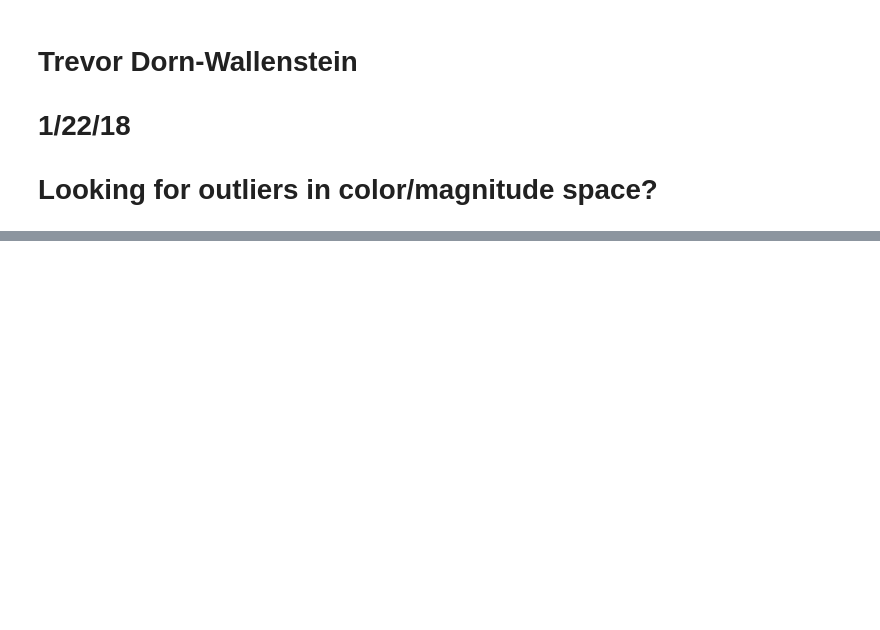
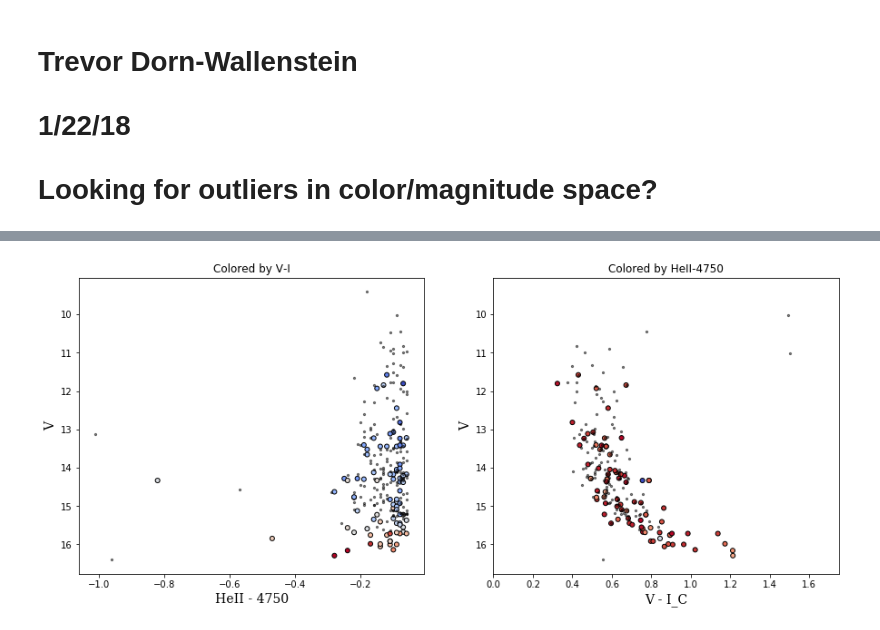
Before and after one commit to tzdwi/hchi_per, a Jupyter notebook: code/color_mag.ipynb, the cells around one changed output, grey strips where cells are left out. Cells and saved outputs as stored; diff of their text form; code cells hidden in the pictures; blank space fills up the shorter version.

```diff
--- a/code/color_mag.ipynb
+++ b/code/color_mag.ipynb
@@ -90 +134,22 @@ plt.ylabel('4750',family='serif',fontsize=14)
+# %%
+fig,ax = plt.subplots(1,2,figsize=(15,6))
+ax0 = ax[0].scatter(cand_where_phot['WN-CT'],V_where_phot,c=V_where_phot-Ic_where_phot,edgecolor='k',s=100,lw=1,cmap='coolwarm',marker='.')
+ax[0].scatter(HeII4750_OB,V_OB,c='k',s=5,alpha=0.5)
+ax[0].set_xlabel('HeII - 4750',family='serif',fontsize=14)
+ax[0].set_ylabel('V',family='serif',fontsize=14)
+ax[0].set_title('Colored by V-I')
+
+ax1 = ax[1].scatter(V_where_phot-Ic_where_phot,V_where_phot,c=cand_where_phot['WN-CT'],edgecolor='k',s=100,lw=1,cmap='coolwarm',marker='.')
+ax[1].scatter(V_OB-Ic_OB,V_OB,c='k',s=5,alpha=0.5)
+ax[1].set_xlabel('V - I_C',family='serif',fontsize=14)
+ax[1].set_ylabel('V',family='serif',fontsize=14)
+ax[1].set_xlim(0,1.75)
+ax[1].set_title('Colored by HeII-4750')
+
+ax[0].invert_yaxis()
+ax[1].invert_yaxis()
+
+plt.savefig('../plots/no_spectra_CMD.eps')
+# %% [output]
+[figure, added]
 # %%
```
Also changed, not shown: parts of 18 cells of this notebook, 8 other files.
